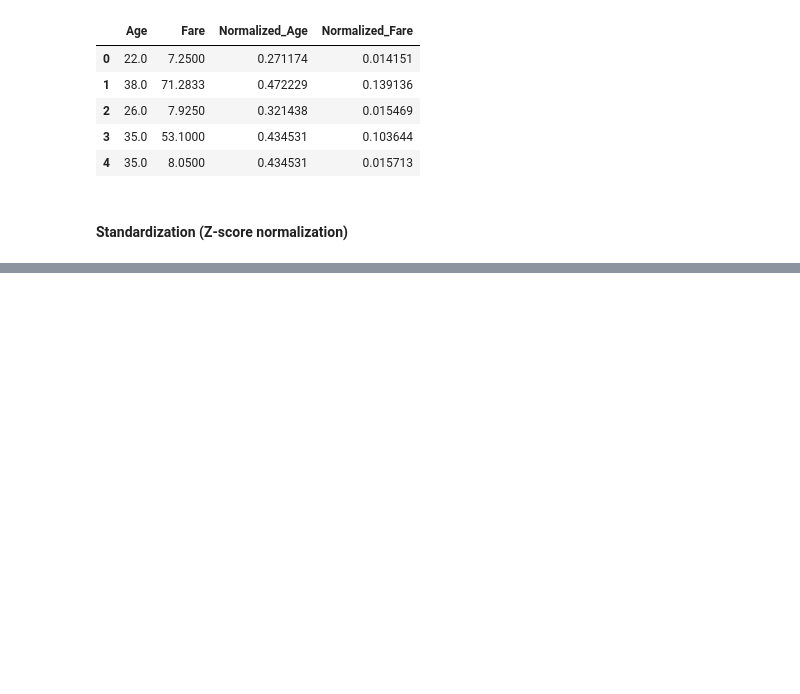
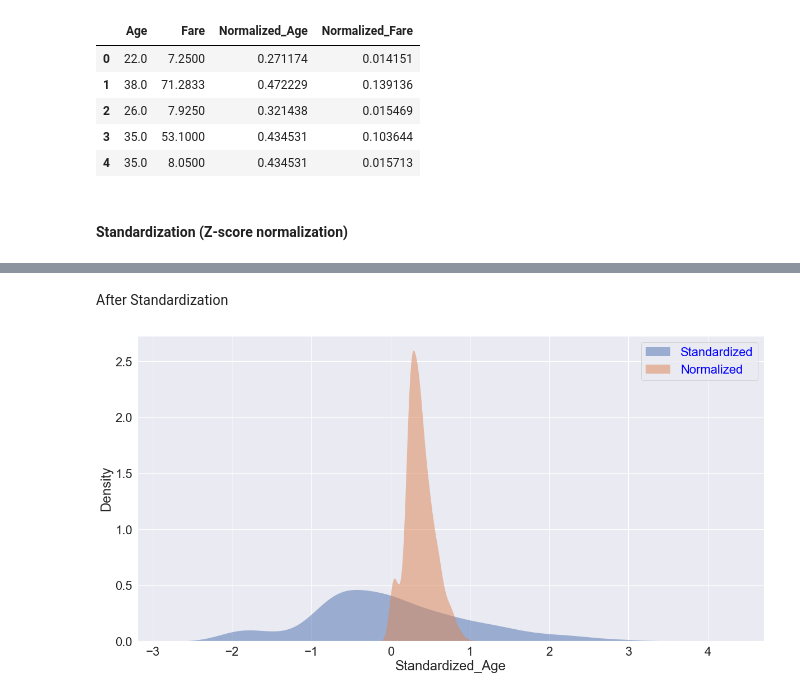
Before and after one commit to SammyOngaya/data2ml, a Jupyter notebook: feature-engineering.ipynb, the cells around one changed output, grey strips where cells are left out. Saved outputs shown, nothing was run; the diff lists cells and outputs as text; code cells hidden in the pictures; blank space fills up the shorter version.

```diff
--- a/feature-engineering.ipynb
+++ b/feature-engineering.ipynb
@@ -933,0 +960,14 @@ min_max_normalized_df.head()
+# %% [markdown]
+After Standardization
+# %%
+plt.rcParams['axes.labelsize'] = 20
+sns.set(font_scale = 2)
+plt.rcParams['text.color'] = 'blue'
+plt.rcParams['font.size'] = 20
+
+sns.kdeplot(data=scaled_df, x="Standardized_Age", fill=True, common_norm=False, palette="crest",  alpha=.5, linewidth=0,)
+sns.kdeplot(data=scaled_df, x="Normalized_Age", fill=True, common_norm=False, palette="crest",  alpha=.5, linewidth=0,)
+plt.legend(labels=["Standardized","Normalized"])
+plt.show()
+# %% [output]
+[figure, added]
```
Also changed, not shown: parts of 12 cells of this notebook.
